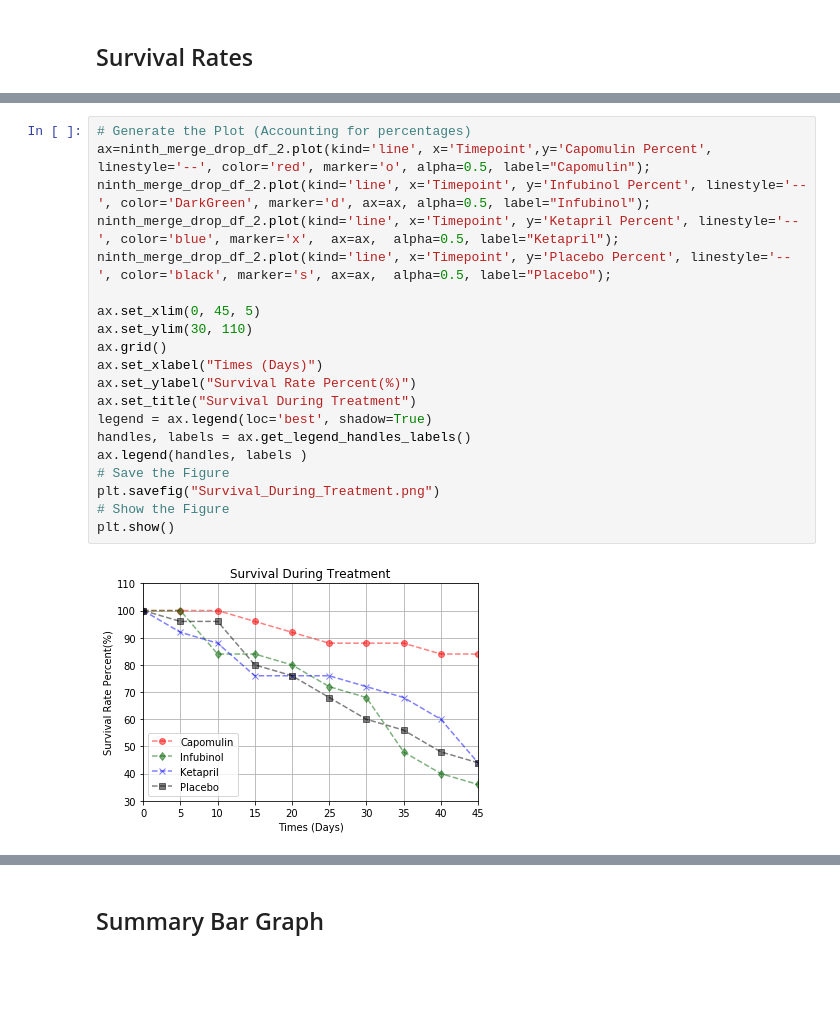
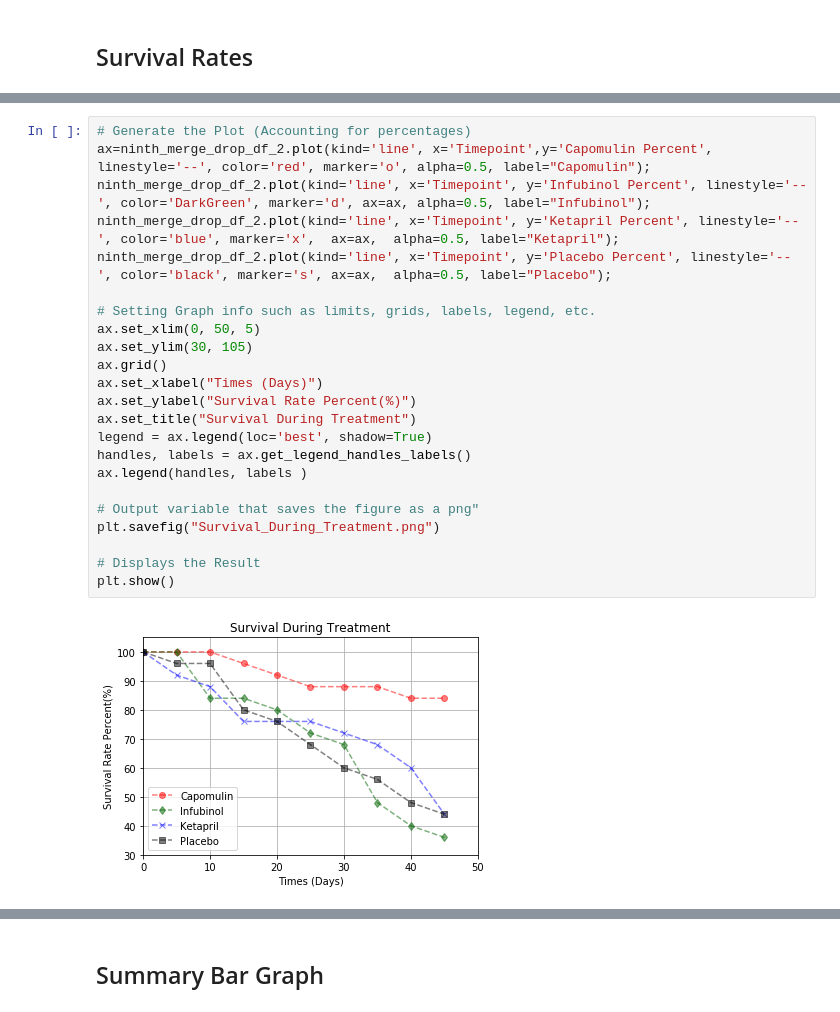
Before and after one commit to benjaminpodell/MatPlotLib_Hw_5, a Jupyter notebook: Matplotlib_Hw_5_pymaceuticals.ipynb, the cells around one changed output, grey strips where cells are left out. Cells and saved outputs as stored; diff of their text form; blank space fills up the shorter version.

```diff
--- a/Matplotlib_Hw_5_pymaceuticals.ipynb
+++ b/Matplotlib_Hw_5_pymaceuticals.ipynb
@@ -446,22 +472,25 @@ ninth_merge_drop_df_2.head()
 # %%
 # Generate the Plot (Accounting for percentages)
 ax=ninth_merge_drop_df_2.plot(kind='line', x='Timepoint',y='Capomulin Percent', linestyle='--', color='red', marker='o', alpha=0.5, label="Capomulin");
 ninth_merge_drop_df_2.plot(kind='line', x='Timepoint', y='Infubinol Percent', linestyle='--', color='DarkGreen', marker='d', ax=ax, alpha=0.5, label="Infubinol");
 ninth_merge_drop_df_2.plot(kind='line', x='Timepoint', y='Ketapril Percent', linestyle='--', color='blue', marker='x',  ax=ax,  alpha=0.5, label="Ketapril");
 ninth_merge_drop_df_2.plot(kind='line', x='Timepoint', y='Placebo Percent', linestyle='--', color='black', marker='s', ax=ax,  alpha=0.5, label="Placebo");
 
-ax.set_xlim(0, 45, 5)
-ax.set_ylim(30, 110)
+# Setting Graph info such as limits, grids, labels, legend, etc.
+ax.set_xlim(0, 50, 5)
+ax.set_ylim(30, 105)
 ax.grid()
 ax.set_xlabel("Times (Days)")
 ax.set_ylabel("Survival Rate Percent(%)")
 ax.set_title("Survival During Treatment")
 legend = ax.legend(loc='best', shadow=True)
 handles, labels = ax.get_legend_handles_labels()
 ax.legend(handles, labels )
-# Save the Figure
+
+# Output variable that saves the figure as a png"
 plt.savefig("Survival_During_Treatment.png")
-# Show the Figure
+
+# Displays the Result
 plt.show()
 # %% [output]
-[figure, old version]
+[figure, new version]
```
Also changed, not shown: parts of 23 cells of this notebook, 3 other files.
